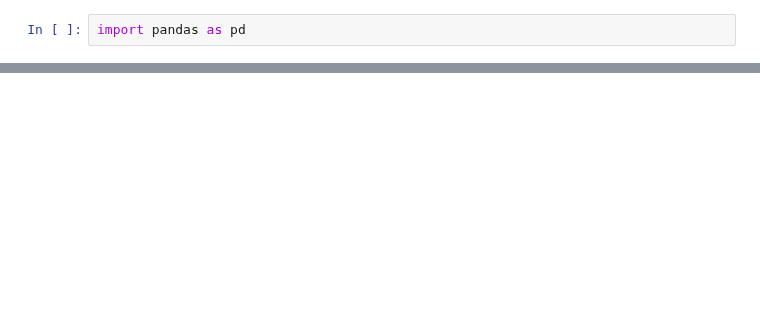
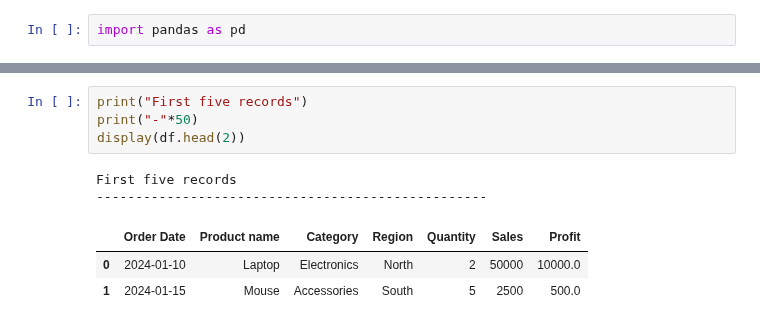
Before and after one commit to Chaitanyaa-21/4NI25CS110_DAV_Lab, a Jupyter notebook: Lab 2.ipynb, the cells around one changed output, grey strips where cells are left out. Saved outputs shown, nothing was run; the diff lists cells and outputs as text; blank space fills up the shorter version.

```diff
--- a/Lab 2.ipynb
+++ b/Lab 2.ipynb
@@ -262,0 +134,10 @@ dtype: object
+# %%
+print("First five records")
+print("-"*50)
+display(df.head(2))
+# %% [output]
+First five records
+--------------------------------------------------
+|  | Order Date | Product name | Category | Region | Quantity | Sales | Profit |
+| 0 | 2024-01-10 | Laptop | Electronics | North | 2 | 50000 | 10000.0 |
+| 1 | 2024-01-15 | Mouse | Accessories | South | 5 | 2500 | 500.0 |
```
Also changed, not shown: parts of 43 cells of this notebook.
